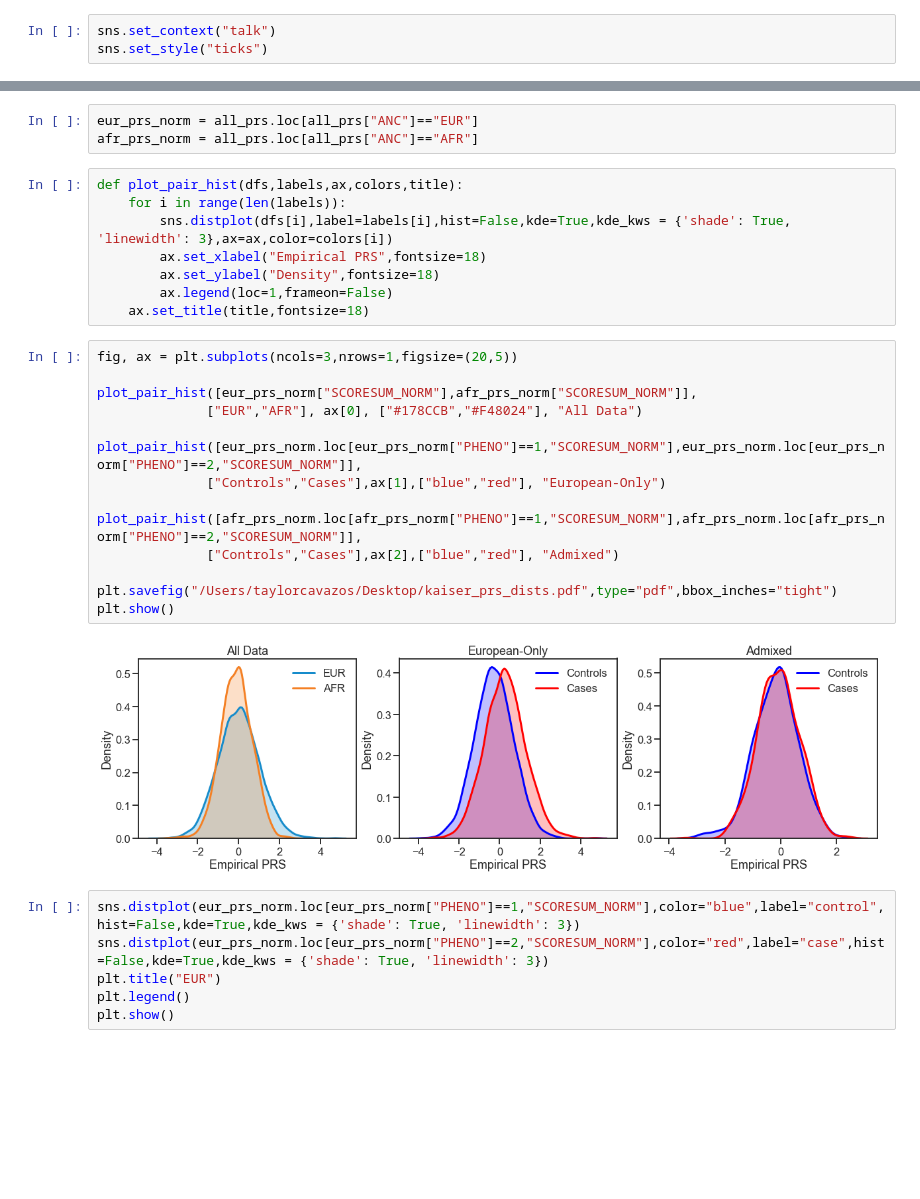
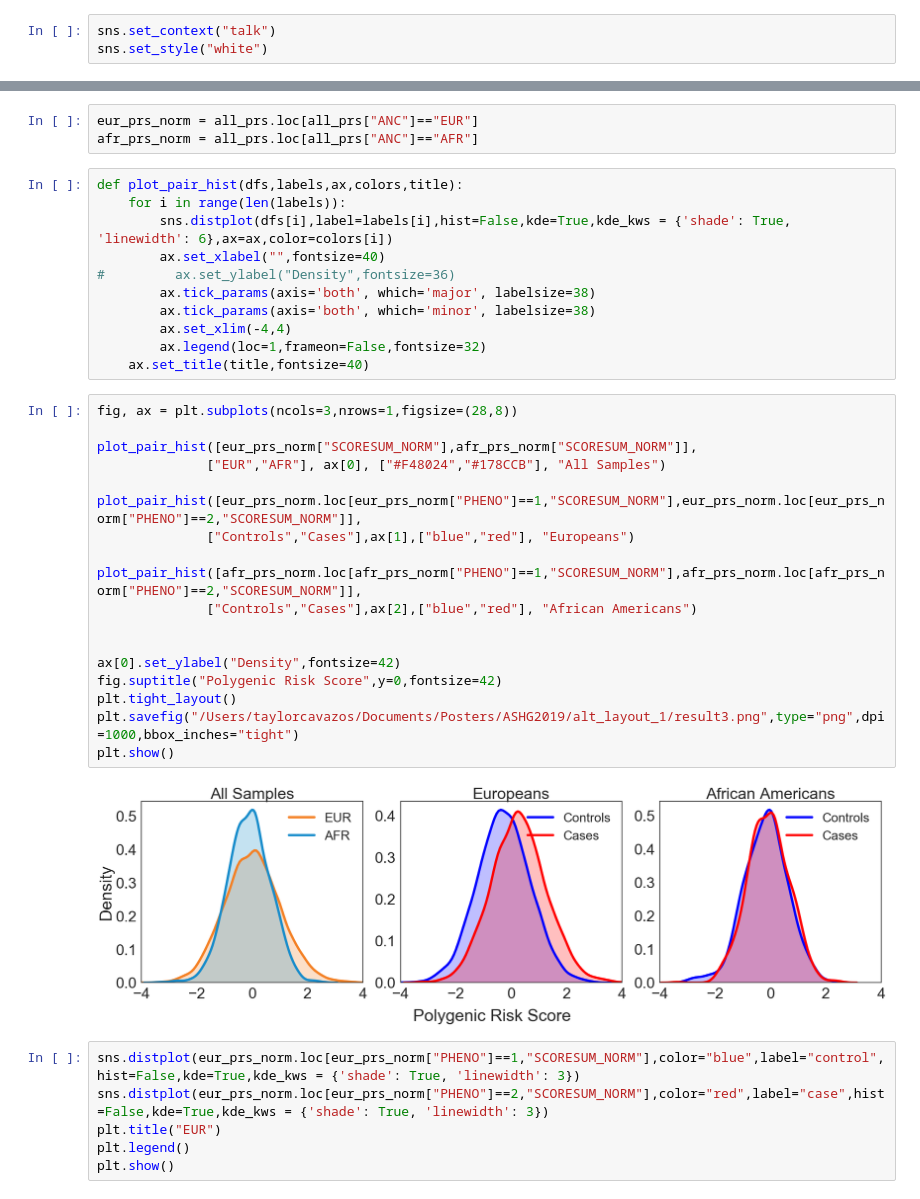
Before and after one commit to taylorcavazos/PRS_Admixture_Simulation, a Jupyter notebook: notebooks/Kaiser_Analysis.ipynb, the cells around one changed output, grey strips where cells are left out. Saved outputs shown, nothing was run; the diff lists cells and outputs as text; blank space fills up the shorter version.

Commit message:
update to include only visual code

```diff
--- a/notebooks/Kaiser_Analysis.ipynb
+++ b/notebooks/Kaiser_Analysis.ipynb
@@ -6,7 +6,7 @@ import seaborn as sns
 from scipy import stats
 # %%
 sns.set_context("talk")
-sns.set_style("ticks")
+sns.set_style("white")
 # %%
 afr_prs = pd.read_csv("../kaiser/kaiser_afr_prca_prs.txt",sep="\t",index_col = 0)
 afr_prs["ANC"] = "AFR"
@@ -22,27 +22,34 @@ afr_prs_norm = all_prs.loc[all_prs["ANC"]=="AFR"]
 # %%
 def plot_pair_hist(dfs,labels,ax,colors,title):
     for i in range(len(labels)):
-        sns.distplot(dfs[i],label=labels[i],hist=False,kde=True,kde_kws = {'shade': True, 'linewidth': 3},ax=ax,color=colors[i])
-        ax.set_xlabel("Empirical PRS",fontsize=18)
-        ax.set_ylabel("Density",fontsize=18)
-        ax.legend(loc=1,frameon=False)
-    ax.set_title(title,fontsize=18)
+        sns.distplot(dfs[i],label=labels[i],hist=False,kde=True,kde_kws = {'shade': True, 'linewidth': 6},ax=ax,color=colors[i])
+        ax.set_xlabel("",fontsize=40)
+#         ax.set_ylabel("Density",fontsize=36)
+        ax.tick_params(axis='both', which='major', labelsize=38)
+        ax.tick_params(axis='both', which='minor', labelsize=38)
+        ax.set_xlim(-4,4)
+        ax.legend(loc=1,frameon=False,fontsize=32)
+    ax.set_title(title,fontsize=40)
 # %%
-fig, ax = plt.subplots(ncols=3,nrows=1,figsize=(20,5))
+fig, ax = plt.subplots(ncols=3,nrows=1,figsize=(28,8))
 
 plot_pair_hist([eur_prs_norm["SCORESUM_NORM"],afr_prs_norm["SCORESUM_NORM"]],
-              ["EUR","AFR"], ax[0], ["#178CCB","#F48024"], "All Data")
+              ["EUR","AFR"], ax[0], ["#F48024","#178CCB"], "All Samples")
 
 plot_pair_hist([eur_prs_norm.loc[eur_prs_norm["PHENO"]==1,"SCORESUM_NORM"],eur_prs_norm.loc[eur_prs_norm["PHENO"]==2,"SCORESUM_NORM"]],
-              ["Controls","Cases"],ax[1],["blue","red"], "European-Only")
+              ["Controls","Cases"],ax[1],["blue","red"], "Europeans")
 
 plot_pair_hist([afr_prs_norm.loc[afr_prs_norm["PHENO"]==1,"SCORESUM_NORM"],afr_prs_norm.loc[afr_prs_norm["PHENO"]==2,"SCORESUM_NORM"]],
-              ["Controls","Cases"],ax[2],["blue","red"], "Admixed")
+              ["Controls","Cases"],ax[2],["blue","red"], "African Americans")
 
-plt.savefig("/Users/taylorcavazos/Desktop/kaiser_prs_dists.pdf",type="pdf",bbox_inches="tight")
+
+ax[0].set_ylabel("Density",fontsize=42)
+fig.suptitle("Polygenic Risk Score",y=0,fontsize=42)
+plt.tight_layout()
+plt.savefig("/Users/taylorcavazos/Documents/Posters/ASHG2019/alt_layout_1/result3.png",type="png",dpi=1000,bbox_inches="tight")
 plt.show()
 # %% [output]
-[figure, old version]
+[figure, new version]
 # %%
 sns.distplot(eur_prs_norm.loc[eur_prs_norm["PHENO"]==1,"SCORESUM_NORM"],color="blue",label="control",hist=False,kde=True,kde_kws = {'shade': True, 'linewidth': 3})
 sns.distplot(eur_prs_norm.loc[eur_prs_norm["PHENO"]==2,"SCORESUM_NORM"],color="red",label="case",hist=False,kde=True,kde_kws = {'shade': True, 'linewidth': 3})
```
Also changed, not shown: parts of 1 cell of this notebook, 21 other files.
